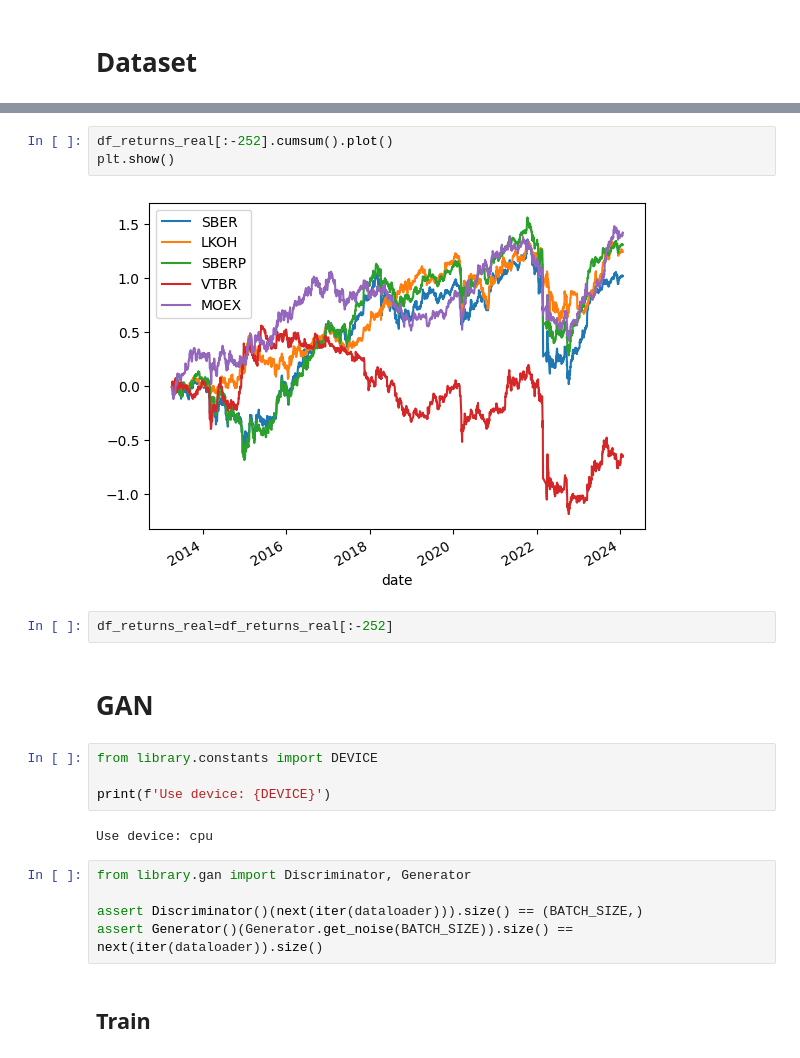
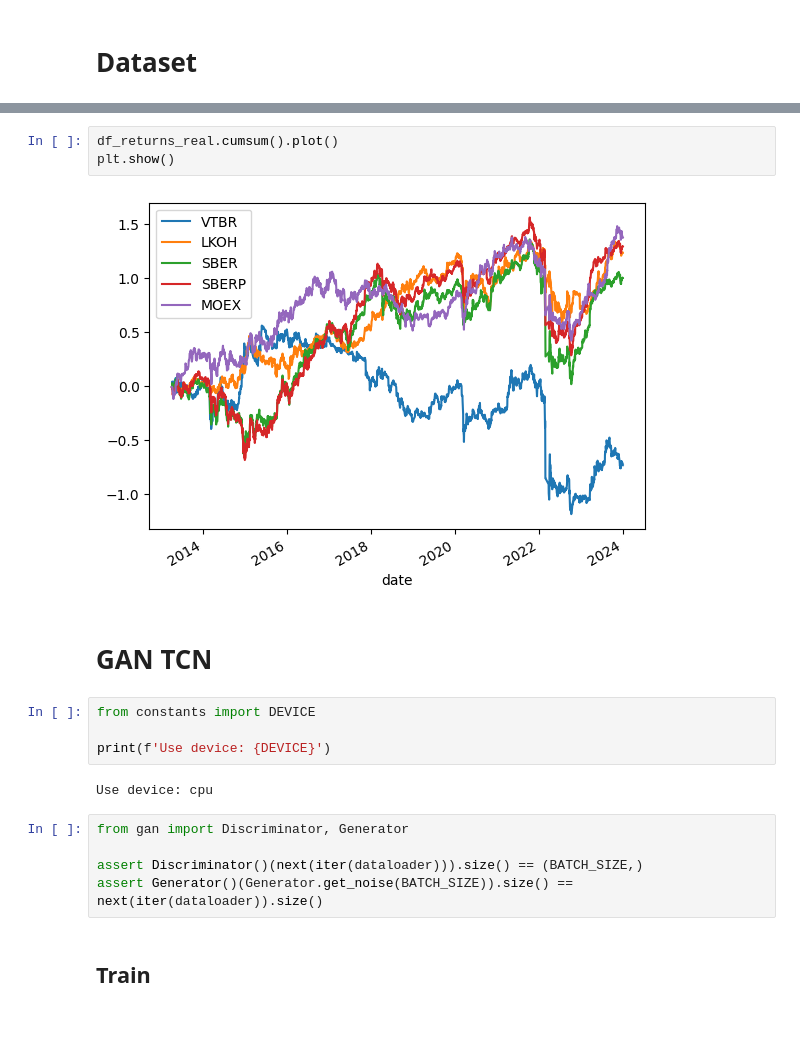
Before and after one commit to GudkovNikolay/ICDM_2025_GAN, a Jupyter notebook: gan.ipynb, the cells around one changed output, grey strips where cells are left out. Saved outputs shown, nothing was run; the diff lists cells and outputs as text; blank space fills up the shorter version.

```diff
--- a/gan.ipynb
+++ b/gan.ipynb
@@ -32,22 +28,20 @@ Dataset length: 2833
 Number of assets: 5
 Sample batch: torch.Size([256, 5, 126])
 # %%
-df_returns_real[:-252].cumsum().plot()
+df_returns_real.cumsum().plot()
 plt.show()
 # %% [output]
-[figure, old version]
+[figure, new version]
-# %%
-df_returns_real=df_returns_real[:-252]
 # %% [markdown]
-# GAN
+# GAN TCN
 # %%
-from library.constants import DEVICE
+from constants import DEVICE
 
 print(f'Use device: {DEVICE}')
 # %% [output]
 Use device: cpu
 # %%
-from library.gan import Discriminator, Generator
+from gan import Discriminator, Generator
 
 assert Discriminator()(next(iter(dataloader))).size() == (BATCH_SIZE,)
 assert Generator()(Generator.get_noise(BATCH_SIZE)).size() == next(iter(dataloader)).size()
```
Also changed, not shown: parts of 18 cells of this notebook.
